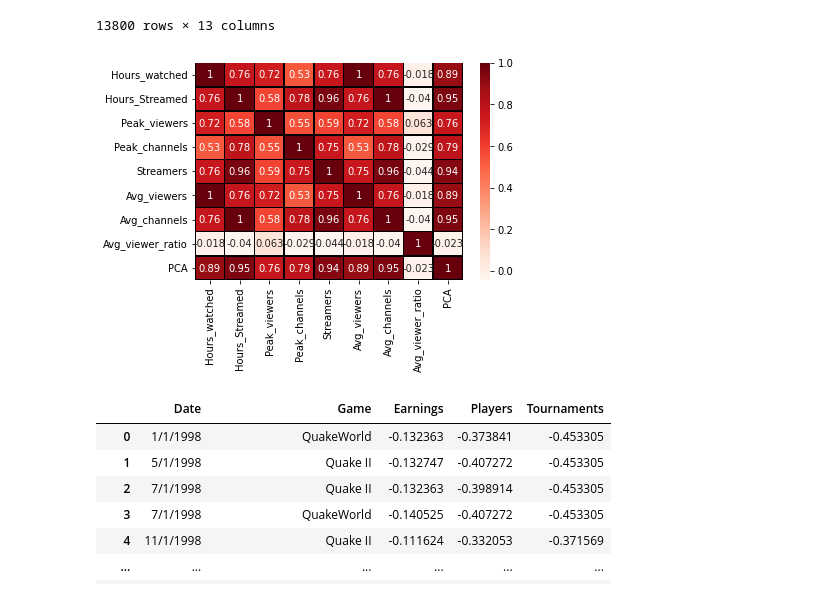
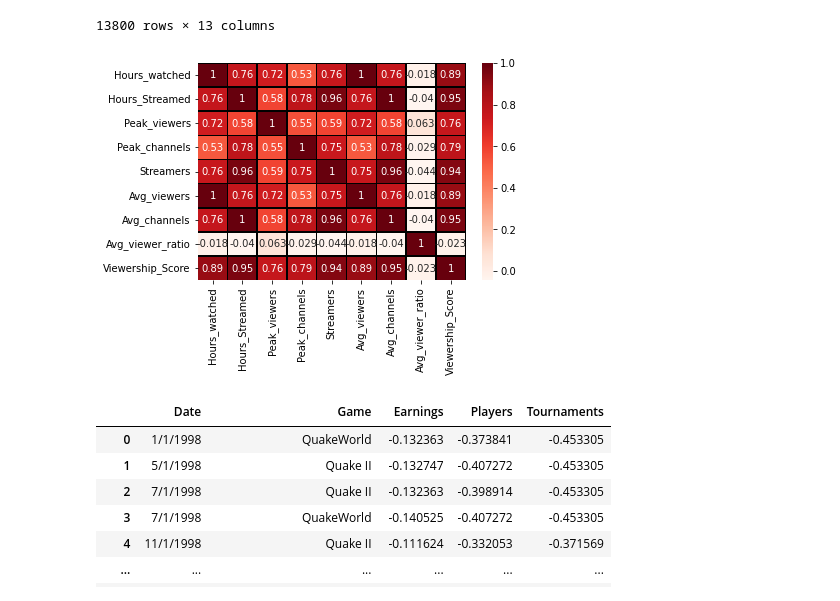
Before and after one commit to markerxz/games-popularity-analysis, a Jupyter notebook: esp.ipynb, the cells around one changed output. Saved outputs shown, nothing was run; the diff lists cells and outputs as text; code cells hidden in the pictures.

```diff
--- a/esp.ipynb
+++ b/esp.ipynb
@@ -1111,7 +1119,7 @@ twitch[features] = scaler.fit_transform(twitch[features])
 from sklearn.decomposition import PCA
 pca = PCA(n_components=1)
 PCA = pca.fit_transform(twitch[features])
-twitch['PCA'] = PCA
+twitch['Viewership_Score'] = PCA
 # %%
 twitch
 # %% [output]
@@ -1129,10 +1137,10 @@ twitch
 | 13799 | 200 | Potion Craft | 9 | 2021 | -0.240991 | -0.263881 | -0.183403 | -0.178857 | ... |
 13800 rows × 13 columns
 # %%
-corr = twitch[['Hours_watched','Hours_Streamed','Peak_viewers','Peak_channels','Streamers','Avg_viewers','Avg_channels','Avg_viewer_ratio','PCA']].corr()
+corr = twitch[['Hours_watched','Hours_Streamed','Peak_viewers','Peak_channels','Streamers','Avg_viewers','Avg_channels','Avg_viewer_ratio','Viewership_Score']].corr()
 ax = sns.heatmap(corr, cmap = 'Reds', annot = True, linewidths=0.5, linecolor='black')
 # %% [output]
-[figure, old version]
+[figure, new version]
 # %%
 tournament = pd.read_csv('https://github.com/markerxz/games-popularity-analysis/raw/master/HistoricalEsportData.csv', encoding='cp1252')
 scaler = StandardScaler()
```
Also changed, not shown: parts of 15 cells of this notebook.
